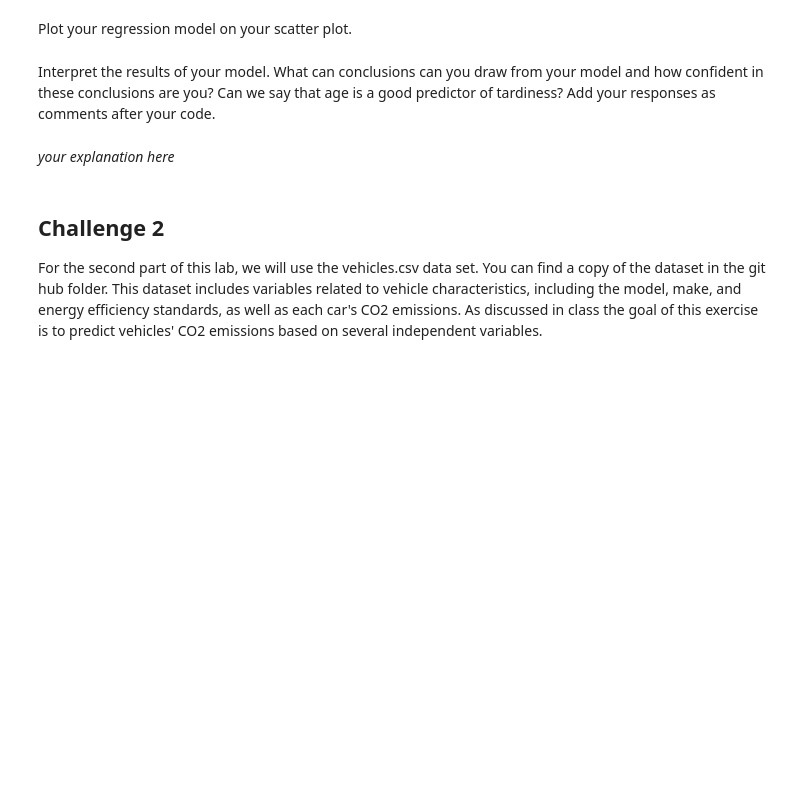
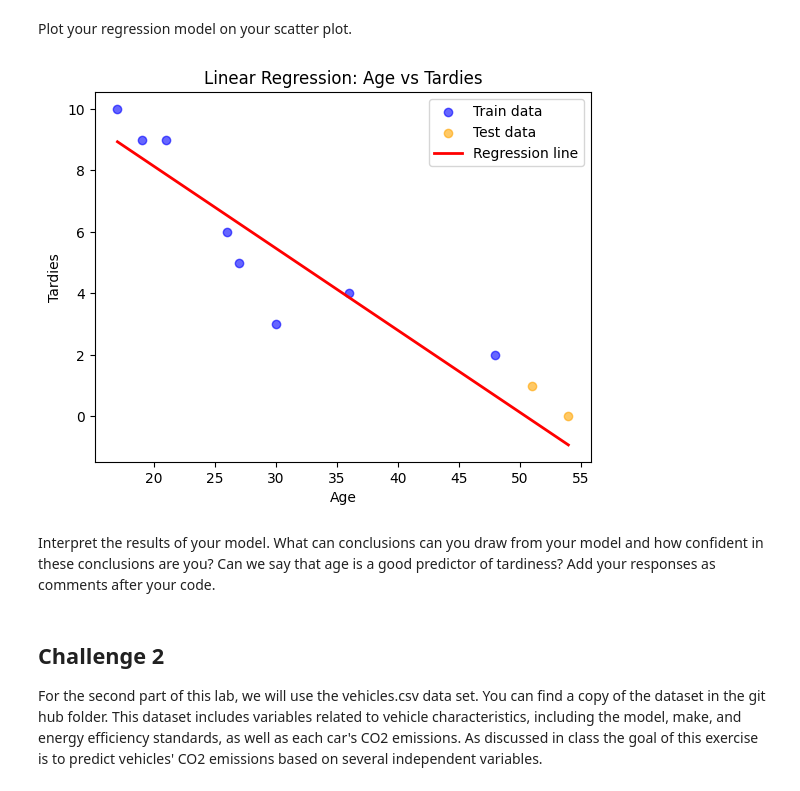
Before and after one commit to chandlershortlidge/lab-regression-analysis-en, a Jupyter notebook: your-code/lab-regression-analysis.ipynb, the cells around one changed output. Drawn from its saved outputs; the diff is of its cells as text; code cells hidden in the pictures; blank space fills up the shorter version.

```diff
--- a/your-code/lab-regression-analysis.ipynb
+++ b/your-code/lab-regression-analysis.ipynb
@@ -136,7 +134,27 @@ Plot your regression model on your scatter plot.
+# %%
+# Scatter plot of training data
+plt.scatter(X_train, y_train, color="blue", alpha=0.6, label="Train data")
+plt.scatter(X_test, y_test, color="orange", alpha=0.6, label="Test data")
+
+# Create a smooth line of ages
+x_min, x_max = X["Age"].min(), X["Age"].max()
+x_grid = np.linspace(x_min, x_max, 100).reshape(-1, 1)
+
+# Predict tardies for that smooth line
+y_grid = lm.predict(x_grid)
+
+# Plot regression line
+plt.plot(x_grid, y_grid, color="red", linewidth=2, label="Regression line")
+
+plt.xlabel("Age")
+plt.ylabel("Tardies")
+plt.title("Linear Regression: Age vs Tardies")
+plt.legend()
+plt.show()
+# %% [output]
+[figure, added]
 # %% [markdown]
 Interpret the results of your model. What can conclusions can you draw from your model and how confident in these conclusions are you? Can we say that age is a good predictor of tardiness? Add your responses as comments after your code.
-# %% [markdown]
-*your explanation here*
 # %% [markdown]
 ## Challenge 2
 For the second part of this lab, we will use the vehicles.csv data set. You can find a copy of the dataset in the git hub folder. This dataset includes variables related to vehicle characteristics, including the model, make, and energy efficiency standards, as well as each car's CO2 emissions. As discussed in class the goal of this exercise is to predict vehicles' CO2 emissions based on several independent variables.
```
Also changed, not shown: parts of 2 cells of this notebook.
